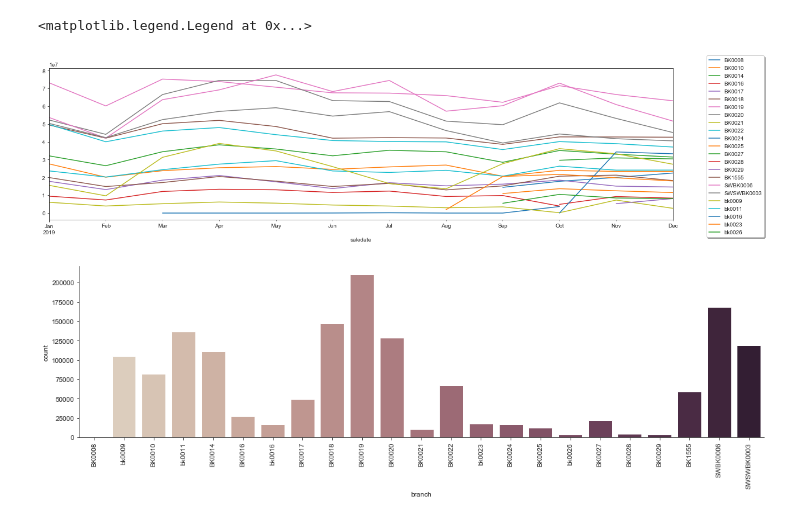
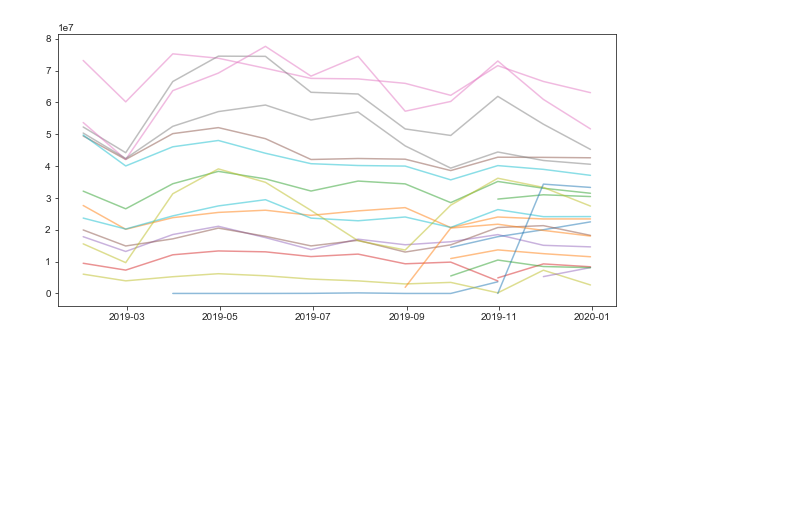
Before and after one commit to chul0717/capstone2, a Jupyter notebook: src/notebook.ipynb, the cells around one changed output. Drawn from its saved outputs; the diff is of its cells as text; code cells hidden in the pictures; blank space fills up the shorter version.

```diff
--- a/src/notebook.ipynb
+++ b/src/notebook.ipynb
@@ -13,8 +14,8 @@ import plotly.graph_objects as go
 
 %matplotlib inline
 # %%
-df_sales2019 = pd.read_csv("../data/p_store_order2019.csv")
-df_sales2018 = pd.read_csv("../data/p_store_order2018.csv")
+df_sales2019 = pd.read_csv("../data/p_store_order2019.csv", dtype={"orderno":str, "dcamount":int, "oriamount":int, "tamount":int})
+df_sales2018 = pd.read_csv("../data/p_store_order2018.csv", dtype={"orderno":str, "dcamount":int, "oriamount":int, "tamount":int})
 # %%
 df_sales2019.head(2)
 # %% [output]
@@ -52,5 +68,5 @@ df2019.head(1)
 # %%
-def store_df_interval(df, interval):
+def store_dataframe(df, interval):
     """
     Dataframe with datetime interval as rows and each store's tamount as columns.
 
@@ -68,5 +84,5 @@ def store_df_interval(df, interval):
     """
     store_df = df.set_index('saledate')[["branch", "tamount"]]
     store_df = store_df.groupby("branch").resample(interval, label='right').sum()
-    store_df = store_df["tamount"].unstack(level=0)
+    store_df = store_df["tamount"].unstack(level=0)#.astype('Int64')
     return store_df[1:] # drop first row (previous year sales)
@@ -95,0 +89,4 @@ store_df.head(5)
+# %%
+# get df with all branches as column broken down to months
+store_df = store_dataframe(df2019, "M")
+store_df.head(5)
@@ -96,14 +102,9 @@ store_df.head(5)
 # %%
-fig, ax = plt.subplots()
-store_df[1:].plot(figsize=(20,5), legend=True, ax=ax)
-ax.legend(loc='upper center', bbox_to_anchor=(1.1,1.1), shadow=True, ncol=1)
+fig, ax = plt.subplots(figsize=(10,5))
+for col in store_df.columns:
+    ax.plot(store_df.loc[:,col], alpha=0.5)
+    #ax.plot(store_df.loc[:,col], alpha=0.5)
+    #ax.legend(loc='upper center', bbox_to_anchor=(1.1,1.1), shadow=True, ncol=1)
+#ax.plot(store_df.mean(axis=1), c='red', linewidth=5)
 # %% [output]
-<matplotlib.legend.Legend at 0x...>
-[figure, old version]
+[figure, new version]
-# %%
-sns.set_style('ticks')
-sns.catplot(x="branch", kind="count", palette="ch:.25", data=df, height=5, aspect=3)
-plt.xticks(rotation='vertical')
-plt.tight_layout()
-# %% [output]
-[figure, removed]
```
Also changed, not shown: parts of 16 cells of this notebook.
